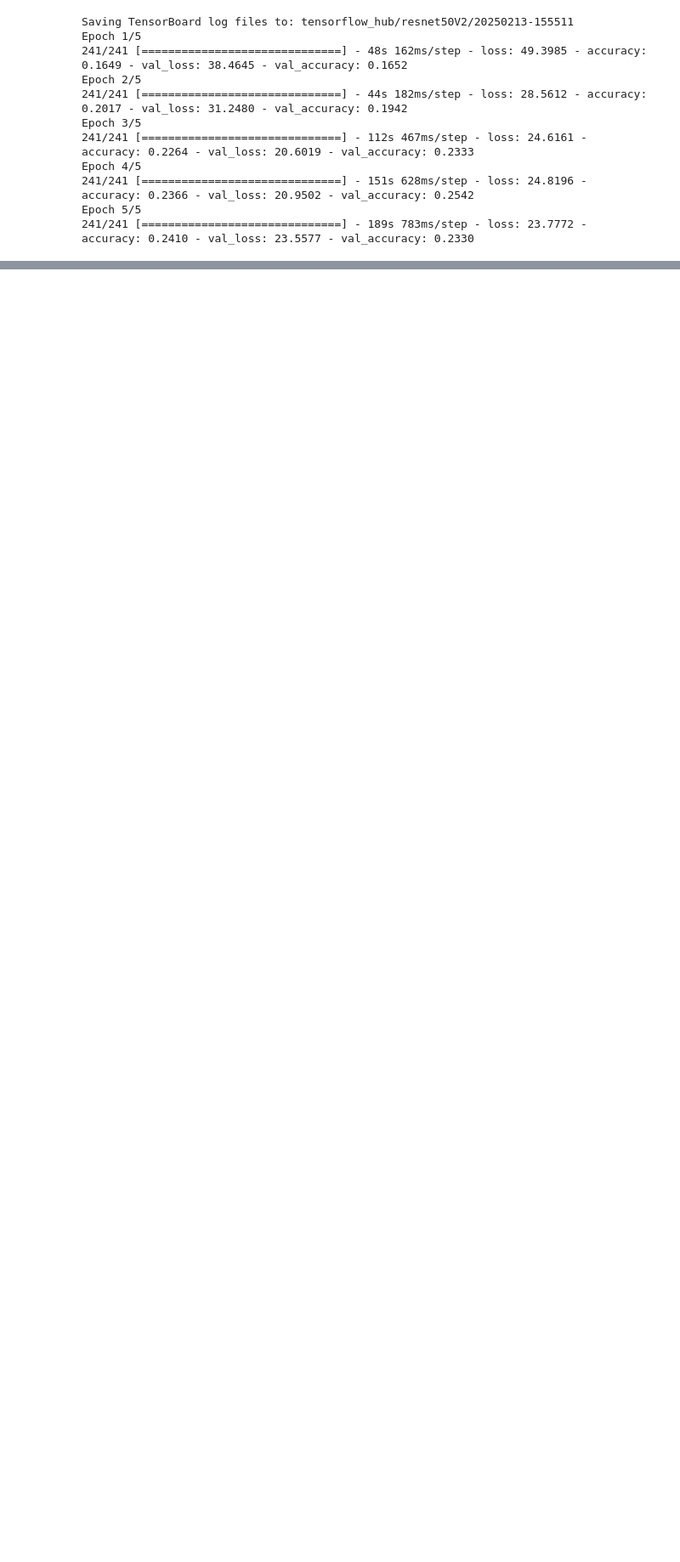
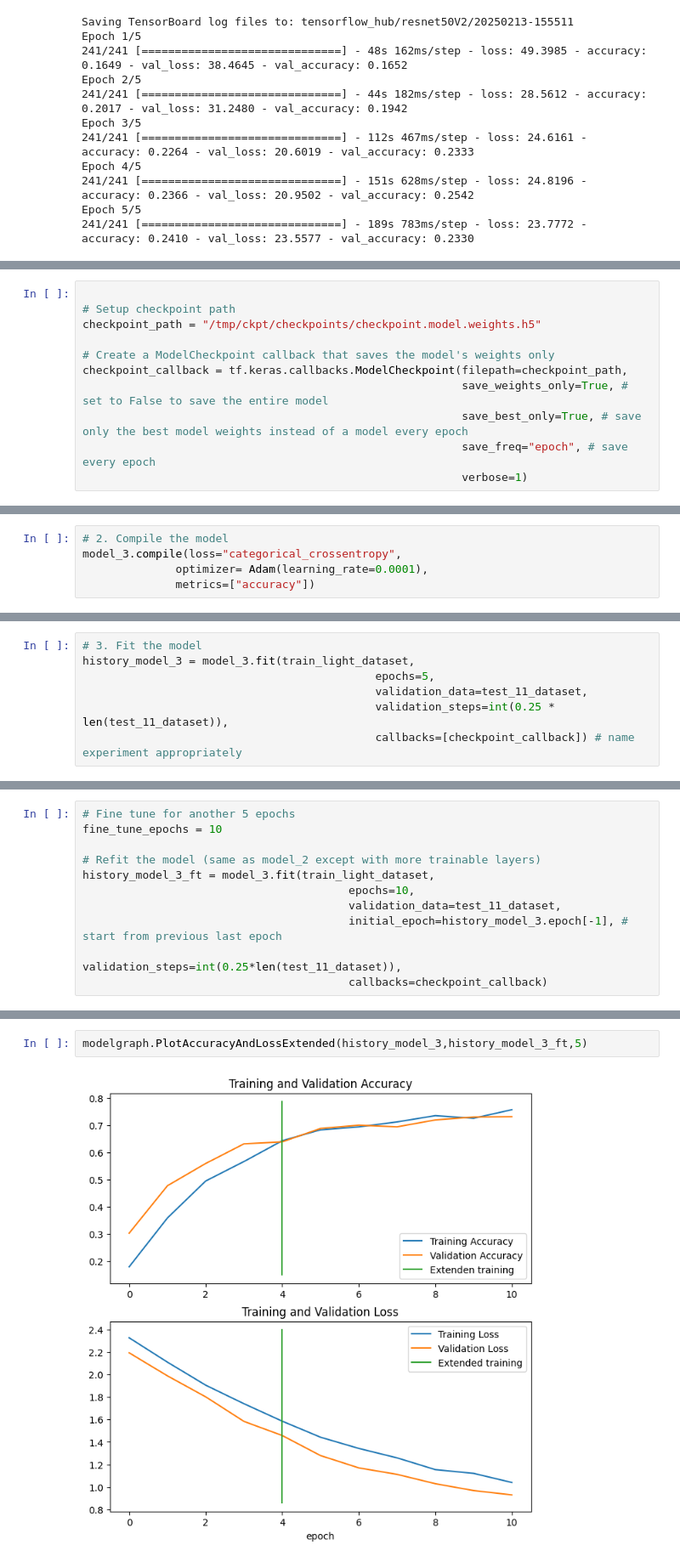
Before and after one commit to davalpez/MyKaggle, a Jupyter notebook: Tensorflow basics/TF-transfer_learning.ipynb, the cells around one changed output, grey strips where cells are left out. Shown at 85% size. Saved outputs shown, nothing was run; the diff lists cells and outputs as text; blank space fills up the shorter version.

```diff
--- a/Tensorflow basics/TF-transfer_learning.ipynb
+++ b/Tensorflow basics/TF-transfer_learning.ipynb
@@ -426,0 +943,11 @@ This will be updated once a more effective solution is found for this issue.
+# %%
+
+# Setup checkpoint path
+checkpoint_path = "/tmp/ckpt/checkpoints/checkpoint.model.weights.h5"
+
+# Create a ModelCheckpoint callback that saves the model's weights only
+checkpoint_callback = tf.keras.callbacks.ModelCheckpoint(filepath=checkpoint_path,
+                                                         save_weights_only=True, # set to False to save the entire model
+                                                         save_best_only=True, # save only the best model weights instead of a model every epoch
+                                                         save_freq="epoch", # save every epoch
+                                                         verbose=1)
@@ -426,0 +958,5 @@ This will be updated once a more effective solution is found for this issue.
+# %%
+# 2. Compile the model
+model_3.compile(loss="categorical_crossentropy",
+              optimizer= Adam(learning_rate=0.0001),
+              metrics=["accuracy"])
@@ -426,0 +965,7 @@ This will be updated once a more effective solution is found for this issue.
+# %%
+# 3. Fit the model
+history_model_3 = model_3.fit(train_light_dataset,
+                                            epochs=5,
+                                            validation_data=test_11_dataset,
+                                            validation_steps=int(0.25 * len(test_11_dataset)),
+                                            callbacks=[checkpoint_callback]) # name experiment appropriately
@@ -426,0 +1033,11 @@ This will be updated once a more effective solution is found for this issue.
+# %%
+# Fine tune for another 5 epochs
+fine_tune_epochs = 10
+
+# Refit the model (same as model_2 except with more trainable layers)
+history_model_3_ft = model_3.fit(train_light_dataset,
+                                        epochs=10,
+                                        validation_data=test_11_dataset,
+                                        initial_epoch=history_model_3.epoch[-1], # start from previous last epoch
+                                        validation_steps=int(0.25*len(test_11_dataset)),
+                                        callbacks=checkpoint_callback)
@@ -426,0 +1156,4 @@ This will be updated once a more effective solution is found for this issue.
+# %%
+modelgraph.PlotAccuracyAndLossExtended(history_model_3,history_model_3_ft,5)
+# %% [output]
+[figure, added]
```
Also changed, not shown: parts of 106 cells of this notebook.
